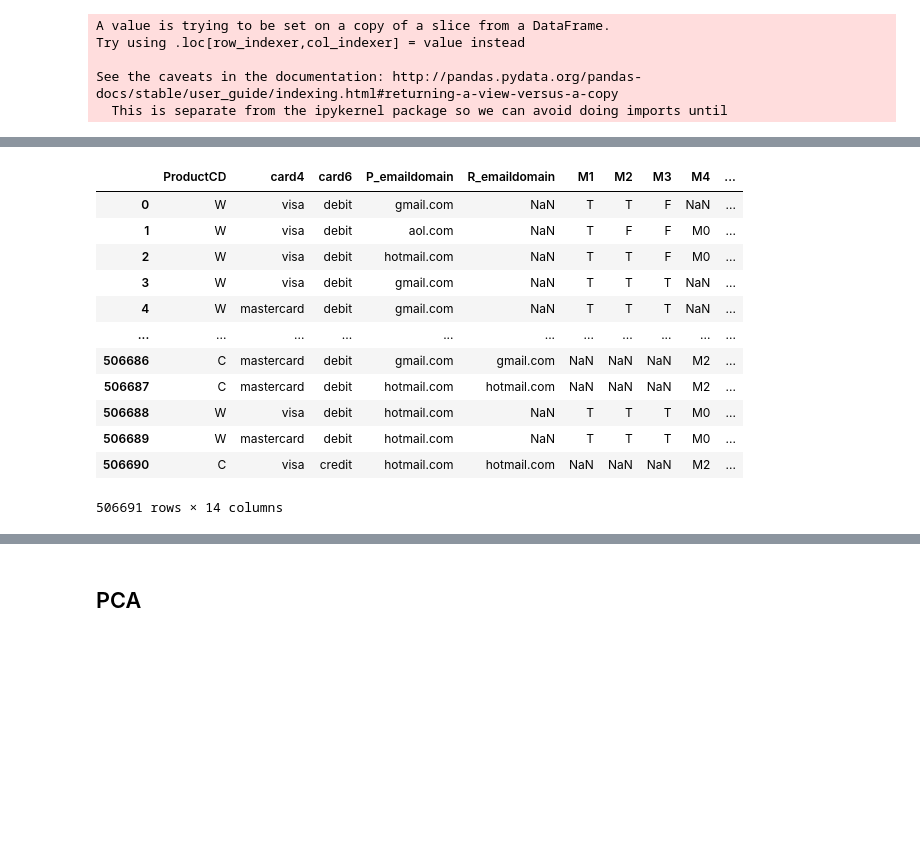
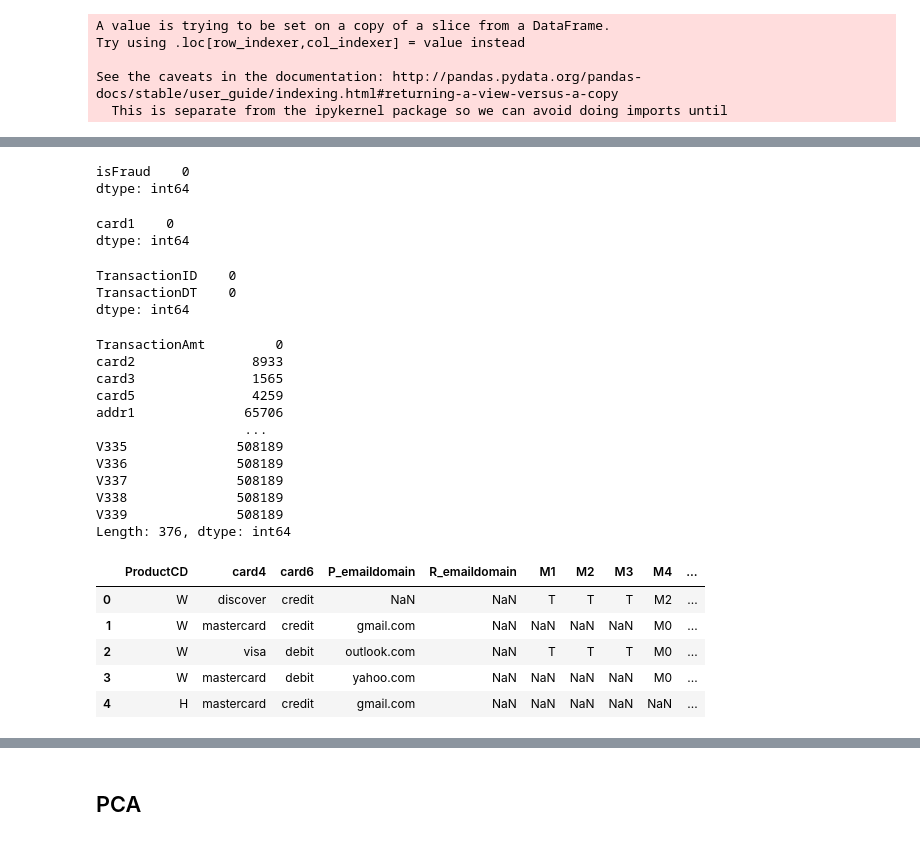
Before and after one commit to Vrushali-M/Fall_2019_ML_project, a Jupyter notebook: ml_project.ipynb, the cells around one changed output, grey strips where cells are left out. Drawn from its saved outputs; the diff is of its cells as text; code cells hidden in the pictures; blank space fills up the shorter version.

```diff
--- a/ml_project.ipynb
+++ b/ml_project.ipynb
@@ -53,8 +58,10 @@ path2 = os.path.join(data_path, 'test_identity.csv')
 
 #!chmod 777 -R 'gdrive/My Drive/ML_project/data'
 # %%
-train_transactions = pd.read_csv(path1, engine='python')
+train_transaction = pd.read_csv(path1, engine='python')
 train_identity = pd.read_csv(path2, engine='python')
 print('Train data set is loaded')
 # %% [output]
 Train data set is loaded
+# %%
+train_transactions = pd.merge(train_transaction, train_identity, on='TransactionID', how='left')
@@ -61,3 +72,14 @@ Train data set is loaded
+# %%
+## droping columns
+col_list = ['id_01', 'id_02', 'id_03', 'id_04', 'id_05', 'id_06',
+       'id_07', 'id_08', 'id_09', 'id_10', 'id_11', 'id_12', 'id_13', 'id_14',
+       'id_15', 'id_16', 'id_17', 'id_18', 'id_19', 'id_20', 'id_21', 'id_22',
+       'id_23', 'id_24', 'id_25', 'id_26', 'id_27', 'id_28', 'id_29', 'id_30',
+       'id_31', 'id_32', 'id_33', 'id_34', 'id_35', 'id_36', 'id_37', 'id_38']
+
+for col in col_list:
+
+  train_transactions.drop(col, axis = 1,inplace=True)
 # %% [markdown]
 Data Insights
 # %%
@@ -191,20 +157,55 @@ dtype: int64
+# %%
+int8_cols = train_transactions_info[0][train_transactions_info[1][0]]
+int16_cols = train_transactions_info[0][train_transactions_info[1][1]]
+int32_cols = train_transactions_info[0][train_transactions_info[1][2]]
+float32_cols = train_transactions_info[0][train_transactions_info[1][3]]
+char_cols = train_transactions_info[0][train_transactions_info[1][4]]
+# %%
+int8_cols.isna().sum()
+# %% [output]
+isFraud    0
+dtype: int64
+# %%
+int16_cols.isna().sum()
+
+## No missing
+# %% [output]
+card1    0
+dtype: int64
+# %%
+int32_cols.isna().sum()
+
+
+## no missing
+# %% [output]
+TransactionID    0
+TransactionDT    0
+dtype: int64
+# %%
+float32_cols.isna().sum()
+# %% [output]
+TransactionAmt         0
+card2               8933
+card3               1565
+card5               4259
+addr1              65706
+                   ...
+V335              508189
+V336              508189
+V337              508189
+V338              508189
+V339              508189
+Length: 376, dtype: int64
 # %%
-train_transactions_info[0][train_transactions_info[1][3]]
+char_cols.head()
 
 ## needs to be encoded first
 # %% [output]
 |  | ProductCD | card4 | card6 | P_emaildomain | R_emaildomain | M1 | M2 | M3 | M4 | ... |
-| 0 | W | visa | debit | gmail.com | NaN | T | T | F | NaN | ... |
-| 1 | W | visa | debit | aol.com | NaN | T | F | F | M0 | ... |
-| 2 | W | visa | debit | hotmail.com | NaN | T | T | F | M0 | ... |
-| 3 | W | visa | debit | gmail.com | NaN | T | T | T | NaN | ... |
-| 4 | W | mastercard | debit | gmail.com | NaN | T | T | T | NaN | ... |
-| ... | ... | ... | ... | ... | ... | ... | ... | ... | ... | ... |
-| 506686 | C | mastercard | debit | gmail.com | gmail.com | NaN | NaN | NaN | M2 | ... |
-| 506687 | C | mastercard | debit | hotmail.com | hotmail.com | NaN | NaN | NaN | M2 | ... |
-| 506688 | W | visa | debit | hotmail.com | NaN | T | T | T | M0 | ... |
-| 506689 | W | mastercard | debit | hotmail.com | NaN | T | T | T | M0 | ... |
-| 506690 | C | visa | credit | hotmail.com | hotmail.com | NaN | NaN | NaN | M2 | ... |
+| 0 | W | discover | credit | NaN | NaN | T | T | T | M2 | ... |
+| 1 | W | mastercard | credit | gmail.com | NaN | NaN | NaN | NaN | M0 | ... |
+| 2 | W | visa | debit | outlook.com | NaN | T | T | T | M0 | ... |
+| 3 | W | mastercard | debit | yahoo.com | NaN | NaN | NaN | NaN | M0 | ... |
+| 4 | H | mastercard | credit | gmail.com | NaN | NaN | NaN | NaN | NaN | ... |
-506691 rows × 14 columns
 # %%
 ### Label Encoding
```
Also changed, not shown: parts of 83 cells of this notebook.
